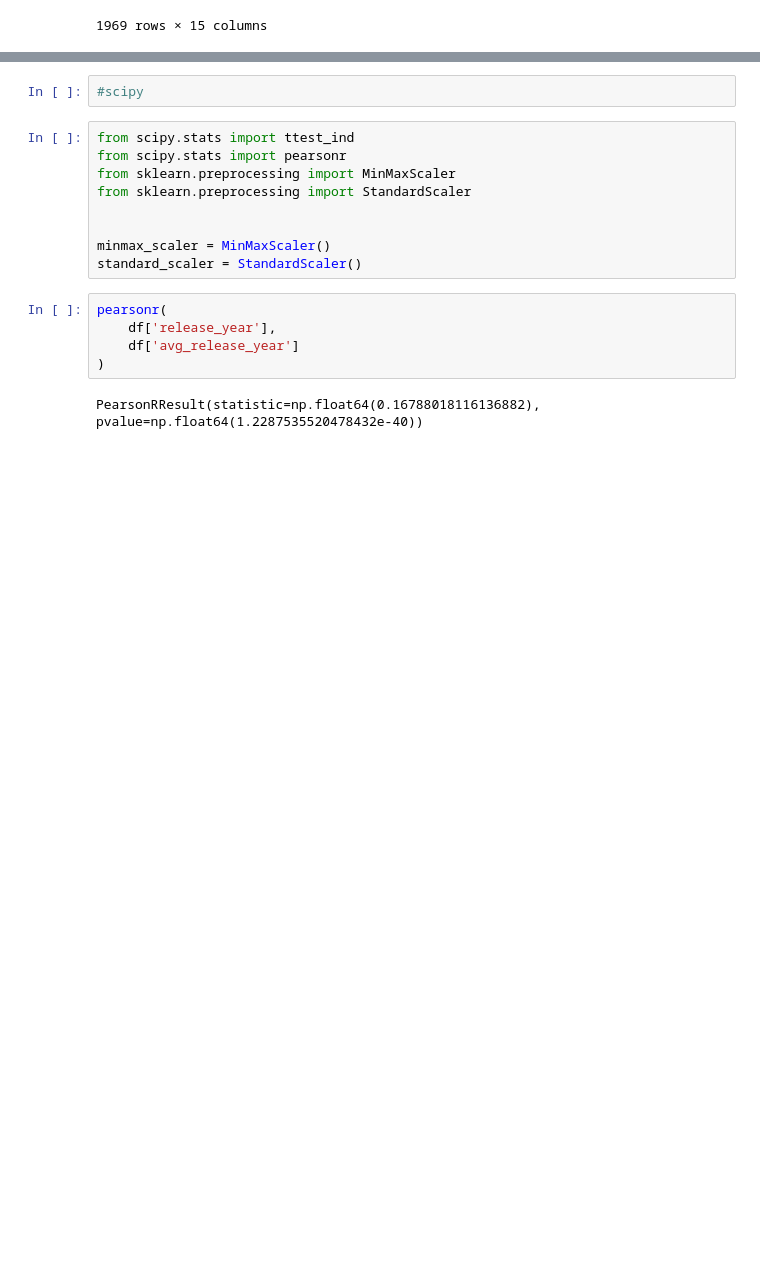
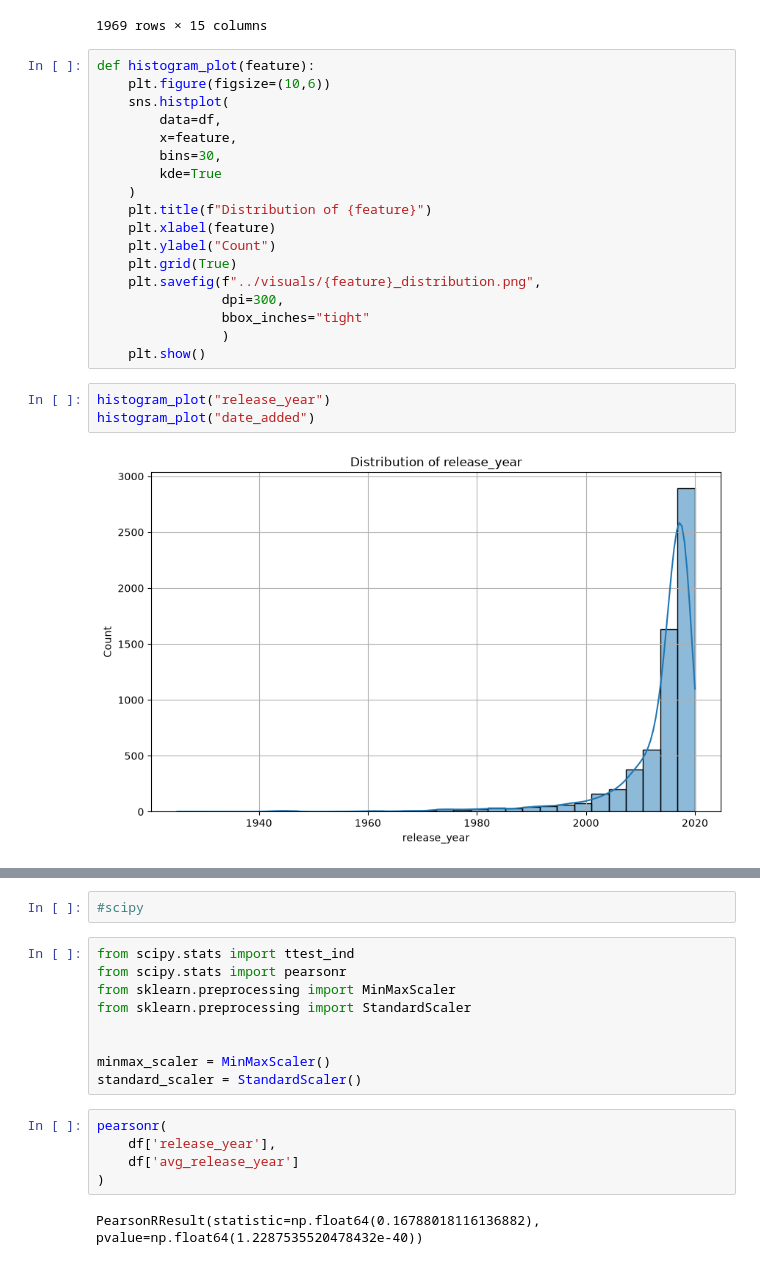
Before and after one commit to rajesh-sudam/netflix_data_analysis, a Jupyter notebook: src/main.ipynb, the cells around one changed output, grey strips where cells are left out. Cells and saved outputs as stored; diff of their text form; blank space fills up the shorter version.

Commit message:
histogram plots

```diff
--- a/src/main.ipynb
+++ b/src/main.ipynb
@@ -635,3 +635,26 @@ df[df[features_na[0]].isnull()]
 | 6232 | 70281022 | TV Show | A Young Doctor's Notebook and Oth... | NaN | Daniel Radcliffe, Jon Hamm, Adam ... | United Kingdom | NaT | 2013 | TV-MA | 2 Seasons | ... |
 | 6233 | 70153404 | TV Show | Friends | NaN | Jennifer Aniston, Courteney Cox, ... | United States | NaT | 2003 | TV-14 | 10 Seasons | ... |
 1969 rows × 15 columns
+# %%
+def histogram_plot(feature):
+    plt.figure(figsize=(10,6))
+    sns.histplot(
+        data=df,
+        x=feature,
+        bins=30,
+        kde=True
+    )
+    plt.title(f"Distribution of {feature}")
+    plt.xlabel(feature)
+    plt.ylabel("Count")
+    plt.grid(True)
+    plt.savefig(f"../visuals/{feature}_distribution.png",
+                dpi=300,
+                bbox_inches="tight"
+                )
+    plt.show()
+# %%
+histogram_plot("release_year")
+histogram_plot("date_added")
+# %% [output]
+[figure, added]
```
Also changed, not shown: parts of 1 cell of this notebook, 3 other files.
